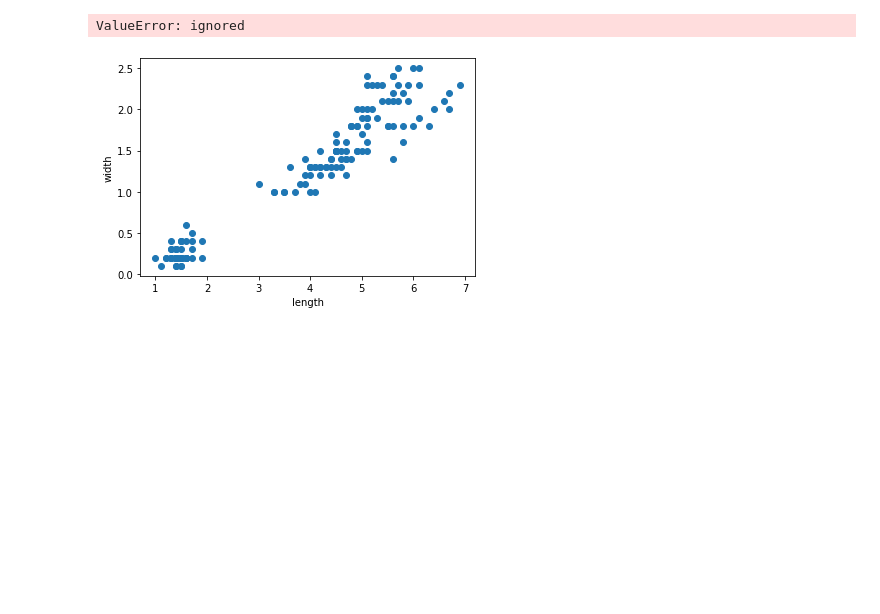
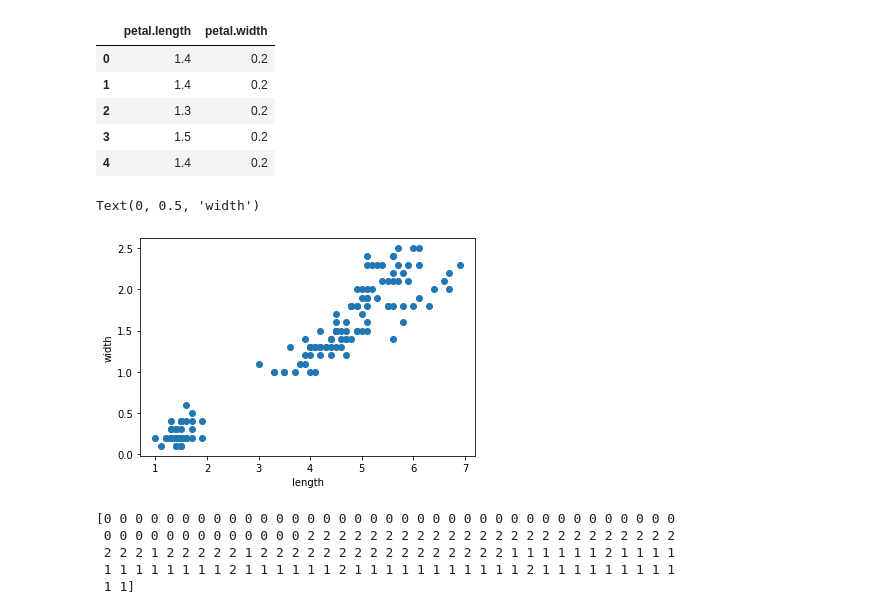
Before and after one commit to Prajna7899/Machine-learning-laboratory, a Jupyter notebook: Program_7.ipynb, the cells around one changed output. Drawn from its saved outputs; the diff is of its cells as text; code cells hidden in the pictures; blank space fills up the shorter version.

```diff
--- a/Program_7.ipynb
+++ b/Program_7.ipynb
@@ -1,45 +0,0 @@
-# %%
-from sklearn.cluster import KMeans
-import pandas as pd
-from sklearn.preprocessing import MinMaxScaler
-from matplotlib import pyplot as plt
-
-df = pd.read_csv('iris.csv')
-df.head()
-
-plt.scatter(df['petal.length'],df['petal.width'])
-plt.xlabel('length')
-plt.ylabel('width')
-
-km = KMeans(n_clusters=3)
-yp = km.fit_predict(df)
-yp
-
-df['cluster'] = yp
-df.head(2)
-
-
-df1 = df[df.cluster==0]
-df2 = df[df.cluster==1]
-df3 = df[df.cluster==2]
-
-
-plt.scatter(df1['petal.length'],df1['petal.width'],color='blue')
-plt.scatter(df2['petal.length'],df2['petal.width'],color='green')
-plt.scatter(df3['petal.length'],df3['petal.width'],color='red')
-
-#Elbo graph
-
-sse = []
-k_rng = range(1,10)
-for k in k_rng:
-    km = KMeans(n_clusters=k)
-    km.fit(df)
-    sse.append(km.inertia_)
-
-plt.xlabel('K')
-plt.ylabel('Sum of squared error')
-plt.plot(k_rng,sse)
-# %% [output]
-ValueError: ignored
-[figure, removed]
@@ -45,0 +6,29 @@ ValueError: ignored
+# %%
+df = pd.read_csv('iris2.csv')
+df.drop(['sepal.length','sepal.width'], axis='columns', inplace= True)
+df.head()
+# %% [output]
+|  | petal.length | petal.width |
+| 0 | 1.4 | 0.2 |
+| 1 | 1.4 | 0.2 |
+| 2 | 1.3 | 0.2 |
+| 3 | 1.5 | 0.2 |
+| 4 | 1.4 | 0.2 |
+# %%
+
+plt.scatter(df['petal.length'],df['petal.width'])
+plt.xlabel('length')
+plt.ylabel('width')
+# %% [output]
+Text(0, 0.5, 'width')
+[figure, added]
+# %%
+km = KMeans(n_clusters=3)
+yp = km.fit_predict(df)
+print(yp)
+# %% [output]
+[0 0 0 0 0 0 0 0 0 0 0 0 0 0 0 0 0 0 0 0 0 0 0 0 0 0 0 0 0 0 0 0 0 0 0 0 0
+ 0 0 0 0 0 0 0 0 0 0 0 0 0 2 2 2 2 2 2 2 2 2 2 2 2 2 2 2 2 2 2 2 2 2 2 2 2
+ 2 2 2 1 2 2 2 2 2 1 2 2 2 2 2 2 2 2 2 2 2 2 2 2 2 2 1 1 1 1 1 1 2 1 1 1 1
+ 1 1 1 1 1 1 1 1 2 1 1 1 1 1 1 2 1 1 1 1 1 1 1 1 1 1 1 2 1 1 1 1 1 1 1 1 1
+ 1 1]
```
Also changed, not shown: parts of 4 cells of this notebook.
